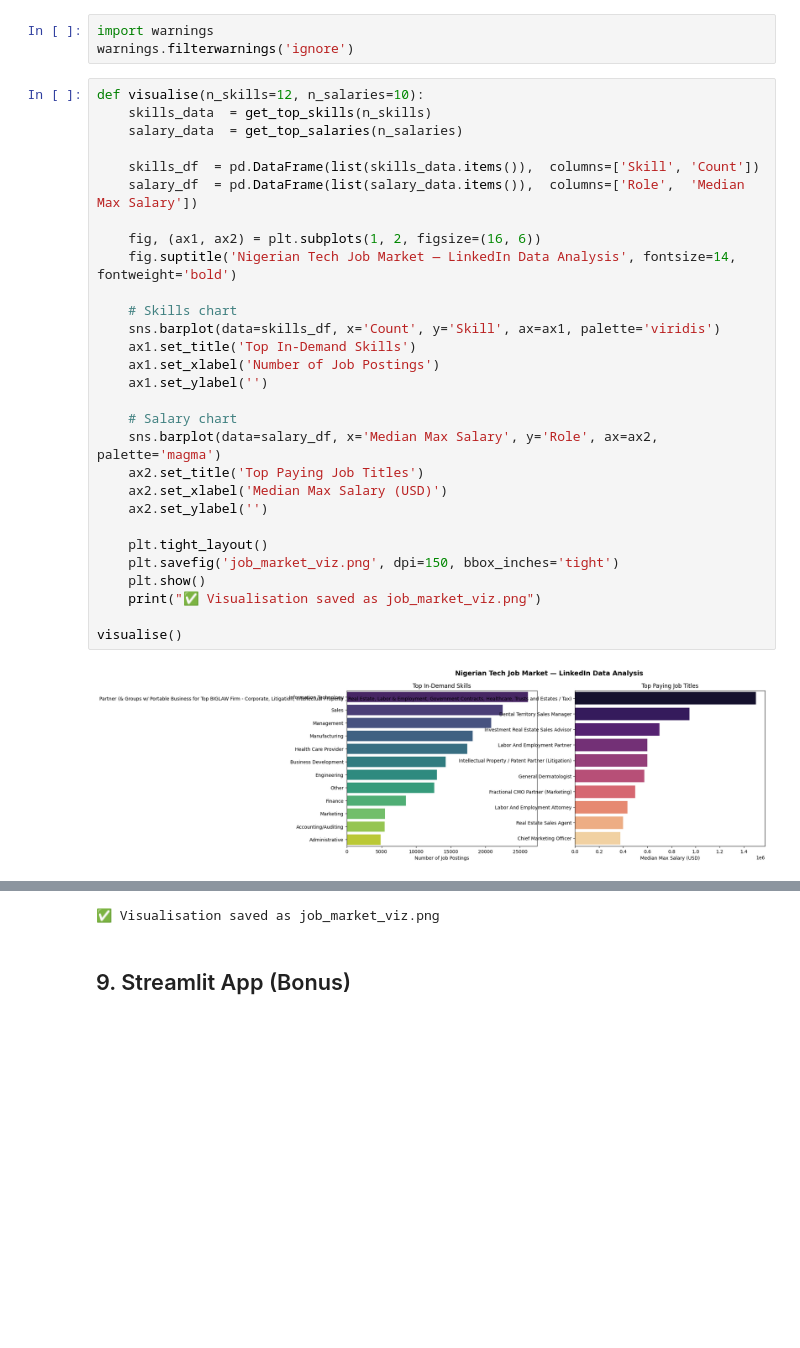
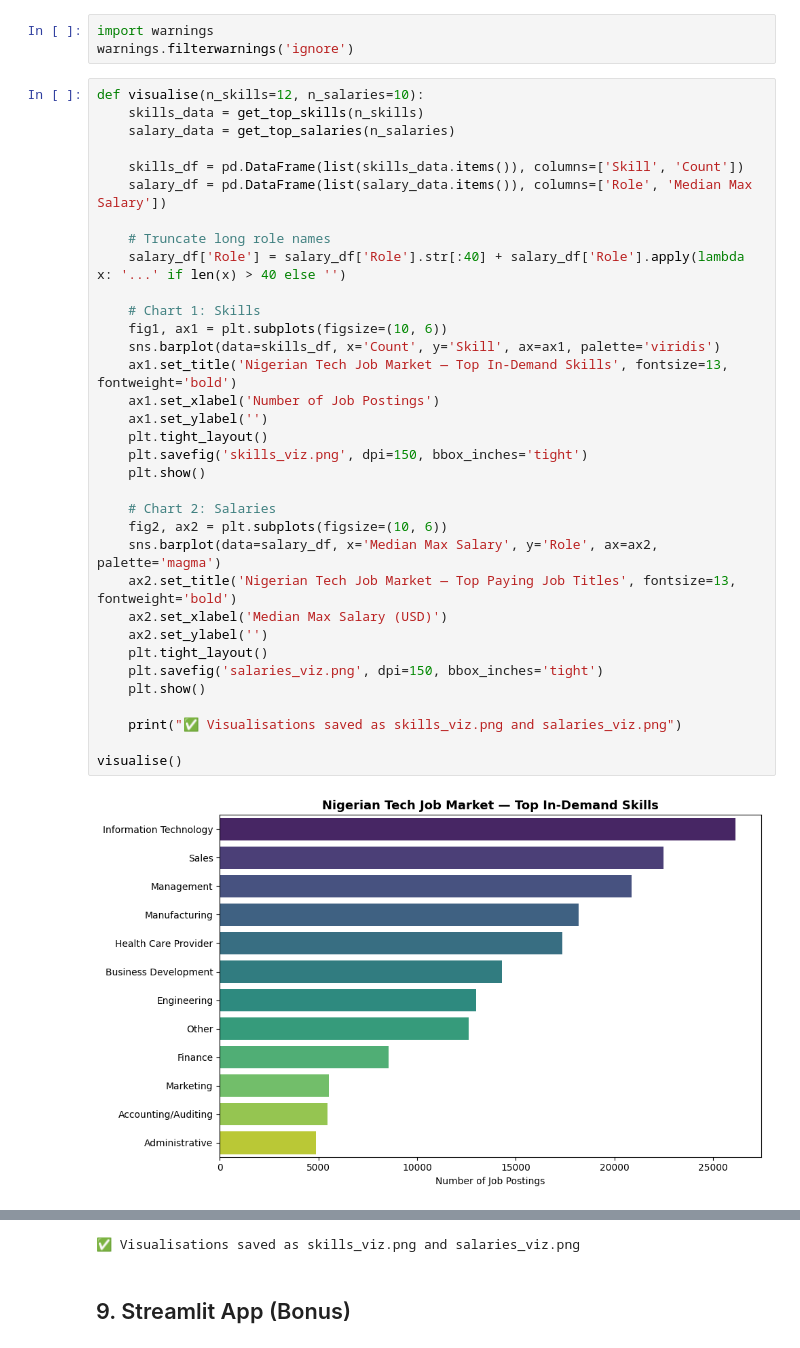
Before and after one commit to visionbyangelic/nigerian-job-market-analyser, a Jupyter notebook: job_market_analyser.ipynb, the cells around one changed output, grey strips where cells are left out. Cells and saved outputs as stored; diff of their text form; blank space fills up the shorter version.

```diff
--- a/job_market_analyser.ipynb
+++ b/job_market_analyser.ipynb
@@ -387,32 +387,37 @@ import warnings
 warnings.filterwarnings('ignore')
 # %%
 def visualise(n_skills=12, n_salaries=10):
-    skills_data  = get_top_skills(n_skills)
-    salary_data  = get_top_salaries(n_salaries)
+    skills_data = get_top_skills(n_skills)
+    salary_data = get_top_salaries(n_salaries)
 
-    skills_df  = pd.DataFrame(list(skills_data.items()),  columns=['Skill', 'Count'])
-    salary_df  = pd.DataFrame(list(salary_data.items()),  columns=['Role',  'Median Max Salary'])
+    skills_df = pd.DataFrame(list(skills_data.items()), columns=['Skill', 'Count'])
+    salary_df = pd.DataFrame(list(salary_data.items()), columns=['Role', 'Median Max Salary'])
 
-    fig, (ax1, ax2) = plt.subplots(1, 2, figsize=(16, 6))
-    fig.suptitle('Nigerian Tech Job Market — LinkedIn Data Analysis', fontsize=14, fontweight='bold')
+    # Truncate long role names
+    salary_df['Role'] = salary_df['Role'].str[:40] + salary_df['Role'].apply(lambda x: '...' if len(x) > 40 else '')
 
-    # Skills chart
+    # Chart 1: Skills
+    fig1, ax1 = plt.subplots(figsize=(10, 6))
     sns.barplot(data=skills_df, x='Count', y='Skill', ax=ax1, palette='viridis')
-    ax1.set_title('Top In-Demand Skills')
+    ax1.set_title('Nigerian Tech Job Market — Top In-Demand Skills', fontsize=13, fontweight='bold')
     ax1.set_xlabel('Number of Job Postings')
     ax1.set_ylabel('')
+    plt.tight_layout()
+    plt.savefig('skills_viz.png', dpi=150, bbox_inches='tight')
+    plt.show()
 
-    # Salary chart
+    # Chart 2: Salaries
+    fig2, ax2 = plt.subplots(figsize=(10, 6))
     sns.barplot(data=salary_df, x='Median Max Salary', y='Role', ax=ax2, palette='magma')
-    ax2.set_title('Top Paying Job Titles')
+    ax2.set_title('Nigerian Tech Job Market — Top Paying Job Titles', fontsize=13, fontweight='bold')
     ax2.set_xlabel('Median Max Salary (USD)')
     ax2.set_ylabel('')
+    plt.tight_layout()
+    plt.savefig('salaries_viz.png', dpi=150, bbox_inches='tight')
+    plt.show()
 
-    plt.tight_layout()
-    plt.savefig('job_market_viz.png', dpi=150, bbox_inches='tight')
-    plt.show()
-    print("✅ Visualisation saved as job_market_viz.png")
+    print("✅ Visualisations saved as skills_viz.png and salaries_viz.png")
 
 visualise()
 # %% [output]
-[figure, old version]
+[figure, new version]
@@ -419,4 +425,4 @@ visualise()
-✅ Visualisation saved as job_market_viz.png
+✅ Visualisations saved as skills_viz.png and salaries_viz.png
 # %% [markdown]
 ## 9. Streamlit App (Bonus)
 # %%
```
Also changed, not shown: parts of 1 cell of this notebook.
